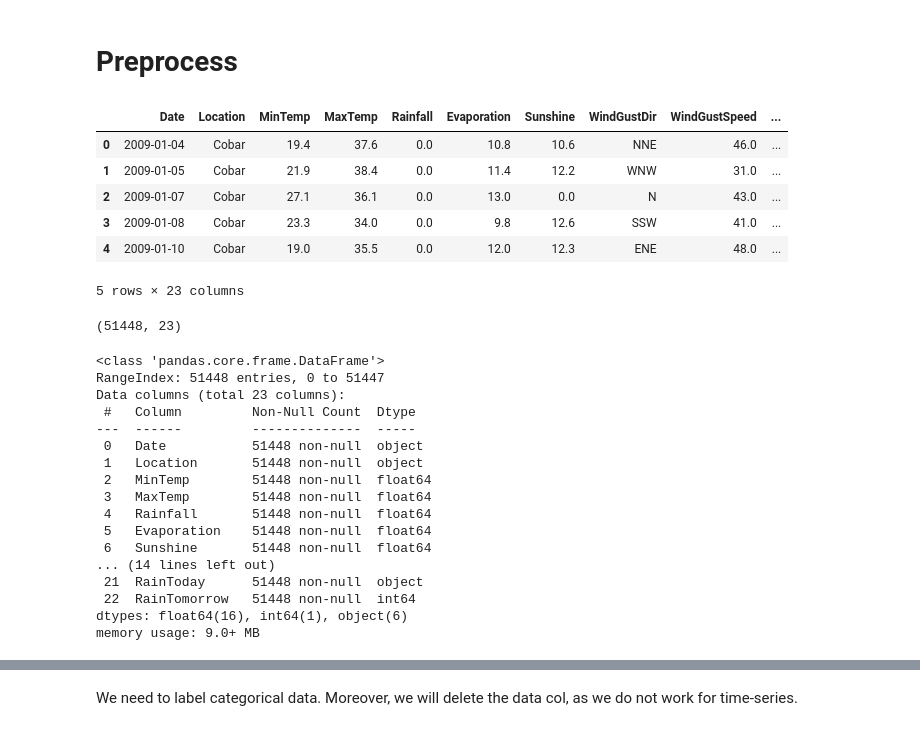
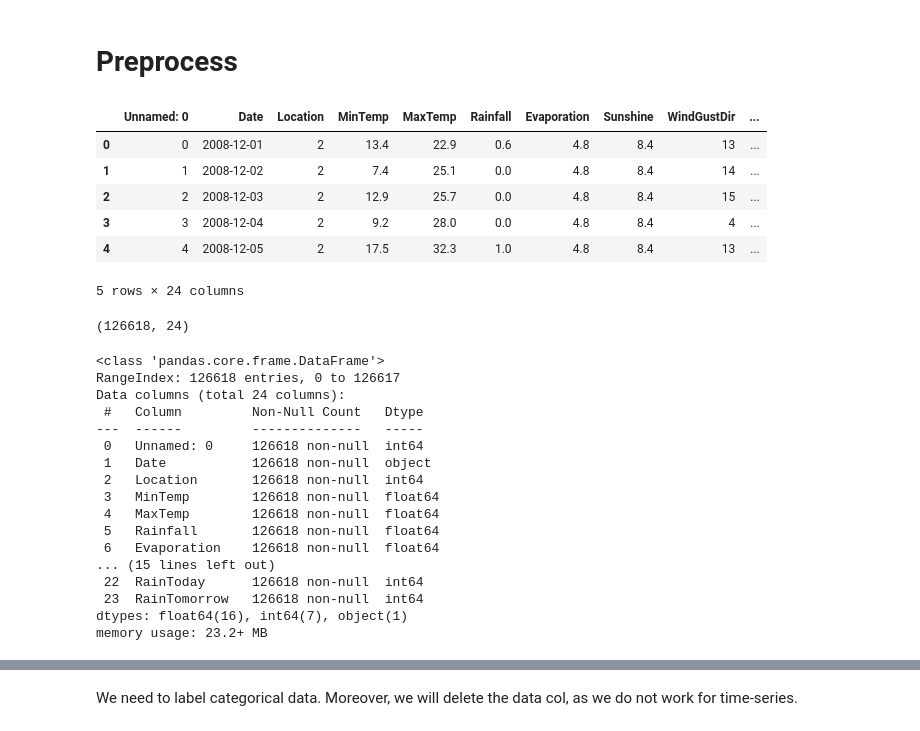
Before and after one commit to QuangHPV/rain-prediction, a Jupyter notebook: Logistic_Regression_Weather_AUS.ipynb, the cells around one changed output, grey strips where cells are left out. Drawn from its saved outputs; the diff is of its cells as text; code cells hidden in the pictures.

```diff
--- a/Logistic_Regression_Weather_AUS.ipynb
+++ b/Logistic_Regression_Weather_AUS.ipynb
@@ -32,40 +33,40 @@ from sklearn.linear_model import LogisticRegression
 # %% [markdown]
 # Preprocess
 # %%
-df = pd.read_csv('/content/sc1015-project/data/weather_AUS_manually.csv')
+df = pd.read_csv('/content/sc1015-project/data/weatherAUS_cleaned_final.csv')
 df.head()
 # %% [output]
-|  | Date | Location | MinTemp | MaxTemp | Rainfall | Evaporation | Sunshine | WindGustDir | WindGustSpeed | ... |
-| 0 | 2009-01-04 | Cobar | 19.4 | 37.6 | 0.0 | 10.8 | 10.6 | NNE | 46.0 | ... |
-| 1 | 2009-01-05 | Cobar | 21.9 | 38.4 | 0.0 | 11.4 | 12.2 | WNW | 31.0 | ... |
-| 2 | 2009-01-07 | Cobar | 27.1 | 36.1 | 0.0 | 13.0 | 0.0 | N | 43.0 | ... |
-| 3 | 2009-01-08 | Cobar | 23.3 | 34.0 | 0.0 | 9.8 | 12.6 | SSW | 41.0 | ... |
-| 4 | 2009-01-10 | Cobar | 19.0 | 35.5 | 0.0 | 12.0 | 12.3 | ENE | 48.0 | ... |
+|  | Unnamed: 0 | Date | Location | MinTemp | MaxTemp | Rainfall | Evaporation | Sunshine | WindGustDir | ... |
+| 0 | 0 | 2008-12-01 | 2 | 13.4 | 22.9 | 0.6 | 4.8 | 8.4 | 13 | ... |
+| 1 | 1 | 2008-12-02 | 2 | 7.4 | 25.1 | 0.0 | 4.8 | 8.4 | 14 | ... |
+| 2 | 2 | 2008-12-03 | 2 | 12.9 | 25.7 | 0.0 | 4.8 | 8.4 | 15 | ... |
+| 3 | 3 | 2008-12-04 | 2 | 9.2 | 28.0 | 0.0 | 4.8 | 8.4 | 4 | ... |
+| 4 | 4 | 2008-12-05 | 2 | 17.5 | 32.3 | 1.0 | 4.8 | 8.4 | 13 | ... |
-5 rows × 23 columns
+5 rows × 24 columns
 # %%
 df.shape
 # %% [output]
-(51448, 23)
+(126618, 24)
 # %%
 df.info()
 # %% [output]
 <class 'pandas.core.frame.DataFrame'>
-RangeIndex: 51448 entries, 0 to 51447
-Data columns (total 23 columns):
- #   Column         Non-Null Count  Dtype
----  ------         --------------  -----
- 0   Date           51448 non-null  object
- 1   Location       51448 non-null  object
- 2   MinTemp        51448 non-null  float64
- 3   MaxTemp        51448 non-null  float64
- 4   Rainfall       51448 non-null  float64
- 5   Evaporation    51448 non-null  float64
- 6   Sunshine       51448 non-null  float64
-... (14 lines left out)
- 21  RainToday      51448 non-null  object
- 22  RainTomorrow   51448 non-null  int64
-dtypes: float64(16), int64(1), object(6)
-memory usage: 9.0+ MB
+RangeIndex: 126618 entries, 0 to 126617
+Data columns (total 24 columns):
+ #   Column         Non-Null Count   Dtype
+---  ------         --------------   -----
+ 0   Unnamed: 0     126618 non-null  int64
+ 1   Date           126618 non-null  object
+ 2   Location       126618 non-null  int64
+ 3   MinTemp        126618 non-null  float64
+ 4   MaxTemp        126618 non-null  float64
+ 5   Rainfall       126618 non-null  float64
+ 6   Evaporation    126618 non-null  float64
+... (15 lines left out)
+ 22  RainToday      126618 non-null  int64
+ 23  RainTomorrow   126618 non-null  int64
+dtypes: float64(16), int64(7), object(1)
+memory usage: 23.2+ MB
 # %%
 df.describe()
 # %% [output]
```
Also changed, not shown: parts of 8 cells of this notebook.
